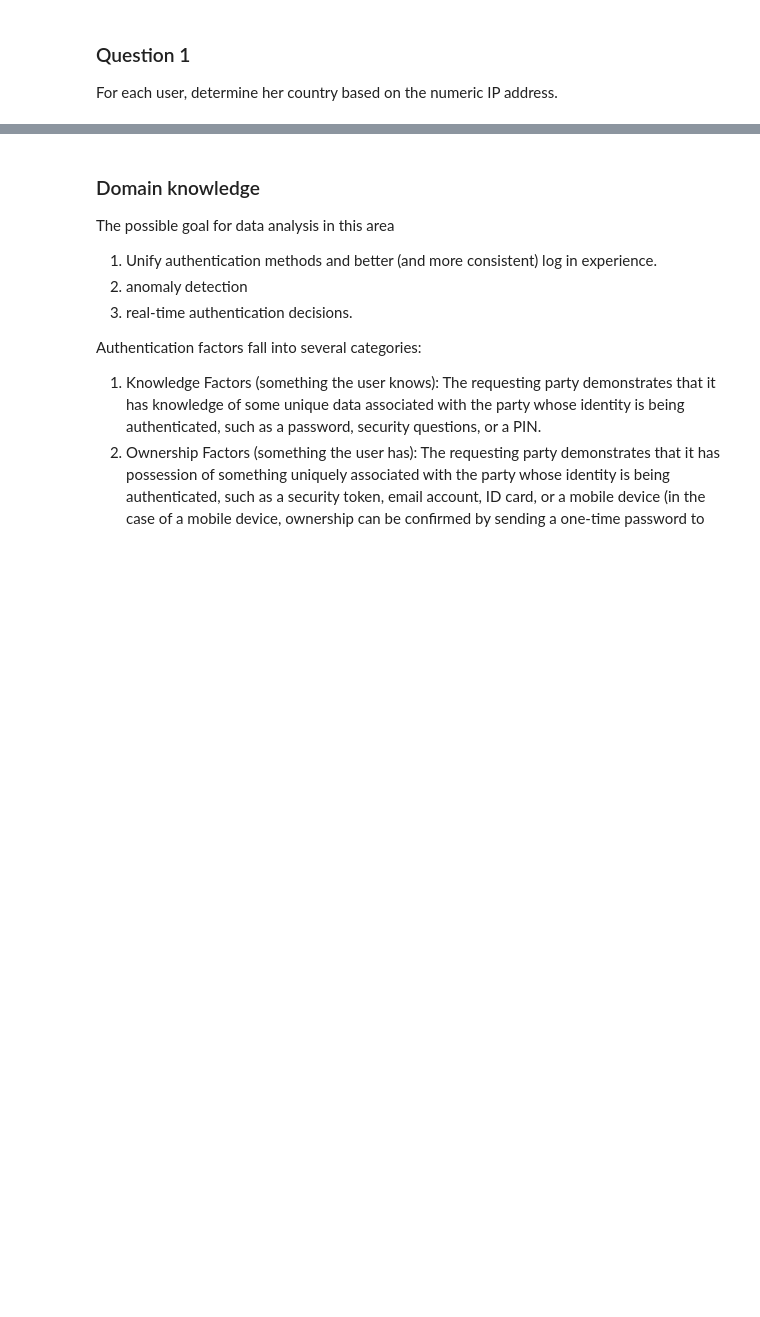
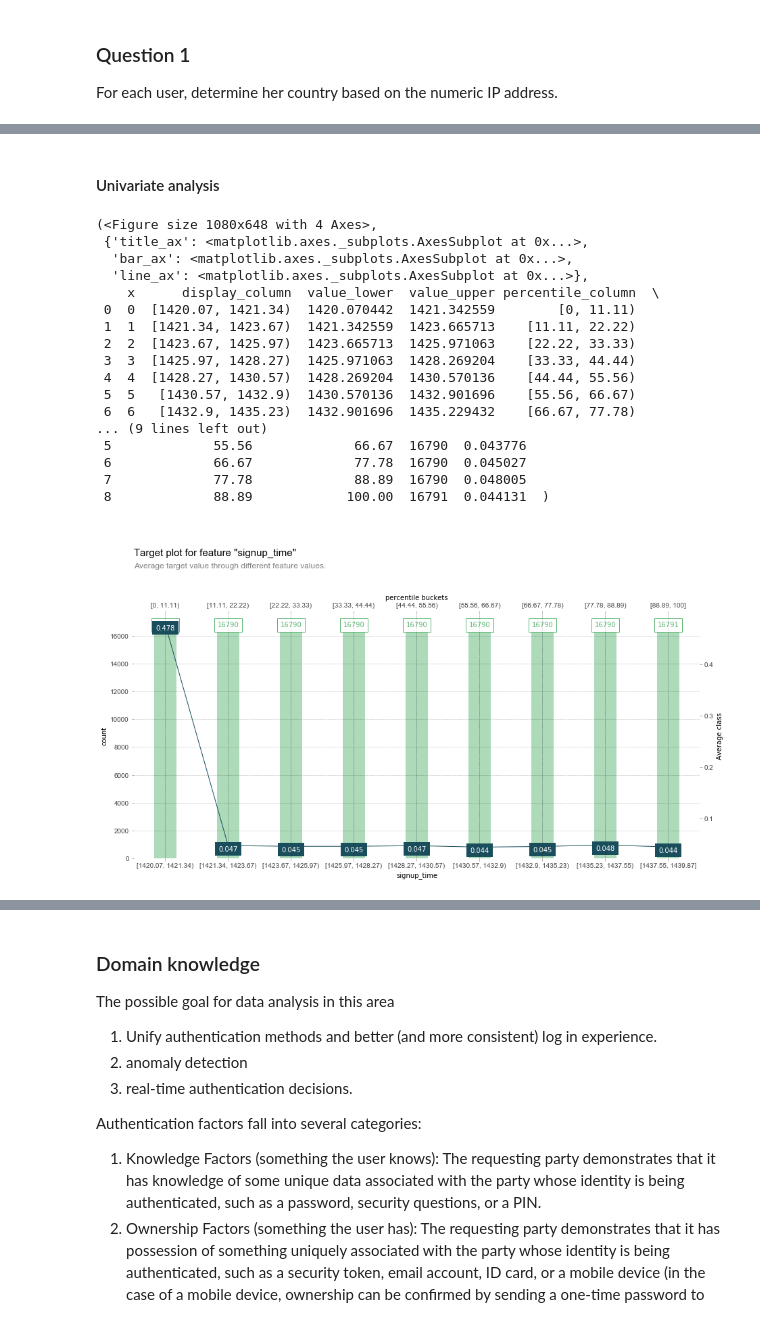
Before and after one commit to crazywiden/Leetcode_daily_submit, a Jupyter notebook: 20e/Identifying Fraudulent Activities.ipynb, the cells around one changed output, grey strips where cells are left out. Saved outputs shown, nothing was run; the diff lists cells and outputs as text; code cells hidden in the pictures; blank space fills up the shorter version.

```diff
--- a/20e/Identifying Fraudulent Activities.ipynb
+++ b/20e/Identifying Fraudulent Activities.ipynb
@@ -112,0 +154,32 @@ Fraud.to_csv("Fraud.csv")
+# %%
+Fraud['interval'] = Fraud['purchase_time'] - Fraud['signup_time']
+# %%
+# one ip_address, multiple user_id's
+mul_ip_uid = pd.DataFrame(Fraud.groupby('ip_address')['user_id'].count())
+mul_ip_uid.columns = ['same_ip_uid']
+mul_ip_uid['ip_address'] = mul_ip_uid.index
+print(all(mul_ip_uid['same_ip_uid']==1))
+
+# one device_id, multiple user_id's
+mul_did_uid = pd.DataFrame(Fraud.groupby('device_id')['user_id'].count())
+mul_did_uid.columns = ['same_did_uid']
+mul_did_uid['device_id'] = mul_did_uid.index
+print(all(mul_did_uid['same_did_uid']==1))
+
+# one user_id, multiple device_id's
+mul_uid_did = pd.DataFrame(Fraud.groupby('user_id')['device_id'].count())
+mul_uid_did.columns = ['same_uid_did']
+mul_uid_did['user_id'] = mul_uid_did.index
+print(all(mul_uid_did['same_uid_did']==1))
+
+# one user_id, multiple ip_address's
+mul_uid_ip = pd.DataFrame(Fraud.groupby('user_id')['ip_address'].count())
+mul_uid_ip.columns = ['same_uid_ip']
+mul_uid_ip['user_id'] = mul_uid_ip.index
+print(all(mul_uid_ip['same_uid_ip']==1))
+
+# one user_if, multiple coutry's
+mul_uid_cty = pd.DataFrame(Fraud.groupby('user_id')['country'].count())
+mul_uid_cty.columns = ['same_uid_cty']
+mul_uid_cty['user_id'] = mul_uid_cty.index
+print(all(mul_uid_cty['same_uid_cty']==1))
@@ -112,0 +194,3 @@ Fraud.to_csv("Fraud.csv")
+# %%
+dt = Fraud.join(mul_ip_uid.set_index('ip_address'), on='ip_address')
+dt = dt.join(mul_did_uid.set_index('device_id'), on='device_id')
@@ -112,0 +214,6 @@ Fraud.to_csv("Fraud.csv")
+# %% [markdown]
+#### Univariate analysis
+# %%
+dt['signup_time'] = dt['signup_time'].astype(int)/ 10**15
+dt['purchase_time'] = dt['purchase_time'].astype(int)/ 10**15
+dt['interval'] = (dt['purchase_time'] - dt['signup_time'])/10**15
@@ -112,0 +241,22 @@ Fraud.to_csv("Fraud.csv")
+# %%
+target_plot(
+    df=dt, feature='signup_time', feature_name='signup_time', target='class', show_percentile=True)
+# %% [output]
+(<Figure size 1080x648 with 4 Axes>,
+ {'title_ax': <matplotlib.axes._subplots.AxesSubplot at 0x...>,
+  'bar_ax': <matplotlib.axes._subplots.AxesSubplot at 0x...>,
+  'line_ax': <matplotlib.axes._subplots.AxesSubplot at 0x...>},
+    x      display_column  value_lower  value_upper percentile_column  \
+ 0  0  [1420.07, 1421.34)  1420.070442  1421.342559        [0, 11.11)
+ 1  1  [1421.34, 1423.67)  1421.342559  1423.665713    [11.11, 22.22)
+ 2  2  [1423.67, 1425.97)  1423.665713  1425.971063    [22.22, 33.33)
+ 3  3  [1425.97, 1428.27)  1425.971063  1428.269204    [33.33, 44.44)
+ 4  4  [1428.27, 1430.57)  1428.269204  1430.570136    [44.44, 55.56)
+ 5  5   [1430.57, 1432.9)  1430.570136  1432.901696    [55.56, 66.67)
+ 6  6   [1432.9, 1435.23)  1432.901696  1435.229432    [66.67, 77.78)
+... (9 lines left out)
+ 5             55.56             66.67  16790  0.043776
+ 6             66.67             77.78  16790  0.045027
+ 7             77.78             88.89  16790  0.048005
+ 8             88.89            100.00  16791  0.044131  )
+[figure, added]
```
Also changed, not shown: parts of 37 cells of this notebook.
